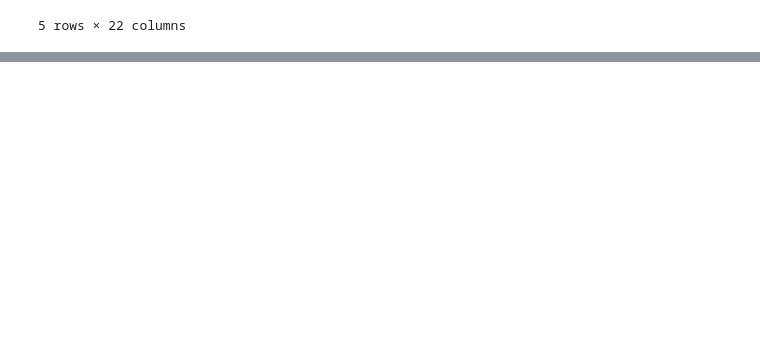
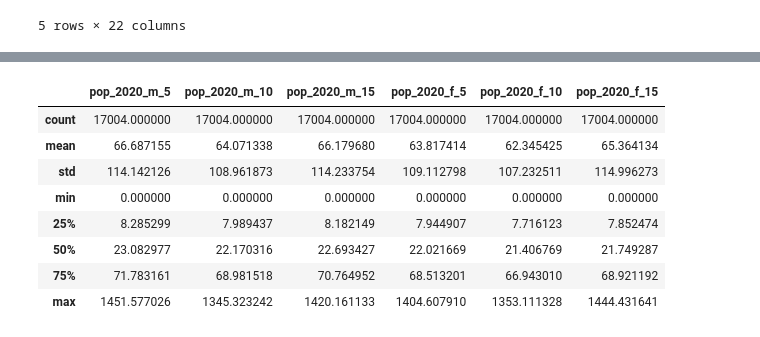
Before and after one commit to Claudio9701/amazon-settlements-edu-access, a Jupyter notebook: 03_population_calculation_brazil.ipynb, the cells around one changed output, grey strips where cells are left out. Saved outputs shown, nothing was run; the diff lists cells and outputs as text; code cells hidden in the pictures; blank space fills up the shorter version.

```diff
--- a/03_population_calculation_brazil.ipynb
+++ b/03_population_calculation_brazil.ipynb
@@ -356,5 +411,3 @@ gdf_celdas_bra_clean.head()
 | 3 | 11429 | rural | 06882-1-1 | non_urban_area | 57.325188 | 62.179693 | 71.923945 | 81.314624 | 93.044423 | 109.422163 | ... |
 | 4 | 11430 | rural | 08279-1-1 | non_urban_area | 85.743314 | 92.389529 | 106.908953 | 121.159632 | 139.175524 | 164.274082 | ... |
 5 rows × 22 columns
-# %%
-gdf_celdas_bra_clean["pop_f_5"] = gdf_celdas_bra_clean["pop_f_5"].astype(float)
@@ -382,0 +433,21 @@ gdf_celdas_bra_clean[
+# %%
+gdf_celdas_bra_clean[
+    [
+        "pop_2020_m_5",
+        "pop_2020_m_10",
+        "pop_2020_m_15",
+        "pop_2020_f_5",
+        "pop_2020_f_10",
+        "pop_2020_f_15",
+    ]
+].describe()
+# %% [output]
+|  | pop_2020_m_5 | pop_2020_m_10 | pop_2020_m_15 | pop_2020_f_5 | pop_2020_f_10 | pop_2020_f_15 |
+| count | 17004.000000 | 17004.000000 | 17004.000000 | 17004.000000 | 17004.000000 | 17004.000000 |
+| mean | 66.687155 | 64.071338 | 66.179680 | 63.817414 | 62.345425 | 65.364134 |
+| std | 114.142126 | 108.961873 | 114.233754 | 109.112798 | 107.232511 | 114.996273 |
+| min | 0.000000 | 0.000000 | 0.000000 | 0.000000 | 0.000000 | 0.000000 |
+| 25% | 8.285299 | 7.989437 | 8.182149 | 7.944907 | 7.716123 | 7.852474 |
+| 50% | 23.082977 | 22.170316 | 22.693427 | 22.021669 | 21.406769 | 21.749287 |
+| 75% | 71.783161 | 68.981518 | 70.764952 | 68.513201 | 66.943010 | 68.921192 |
+| max | 1451.577026 | 1345.323242 | 1420.161133 | 1404.607910 | 1353.111328 | 1444.431641 |
```
Also changed, not shown: parts of 26 cells of this notebook.
